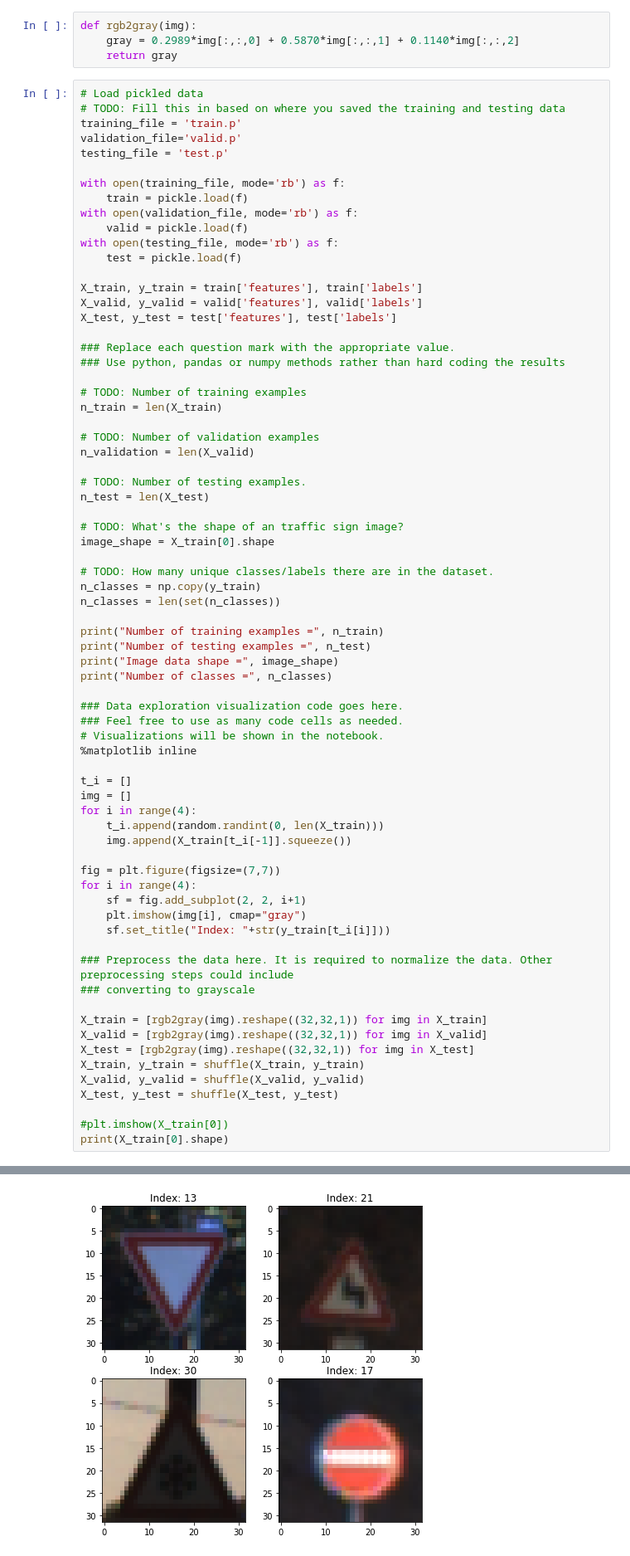
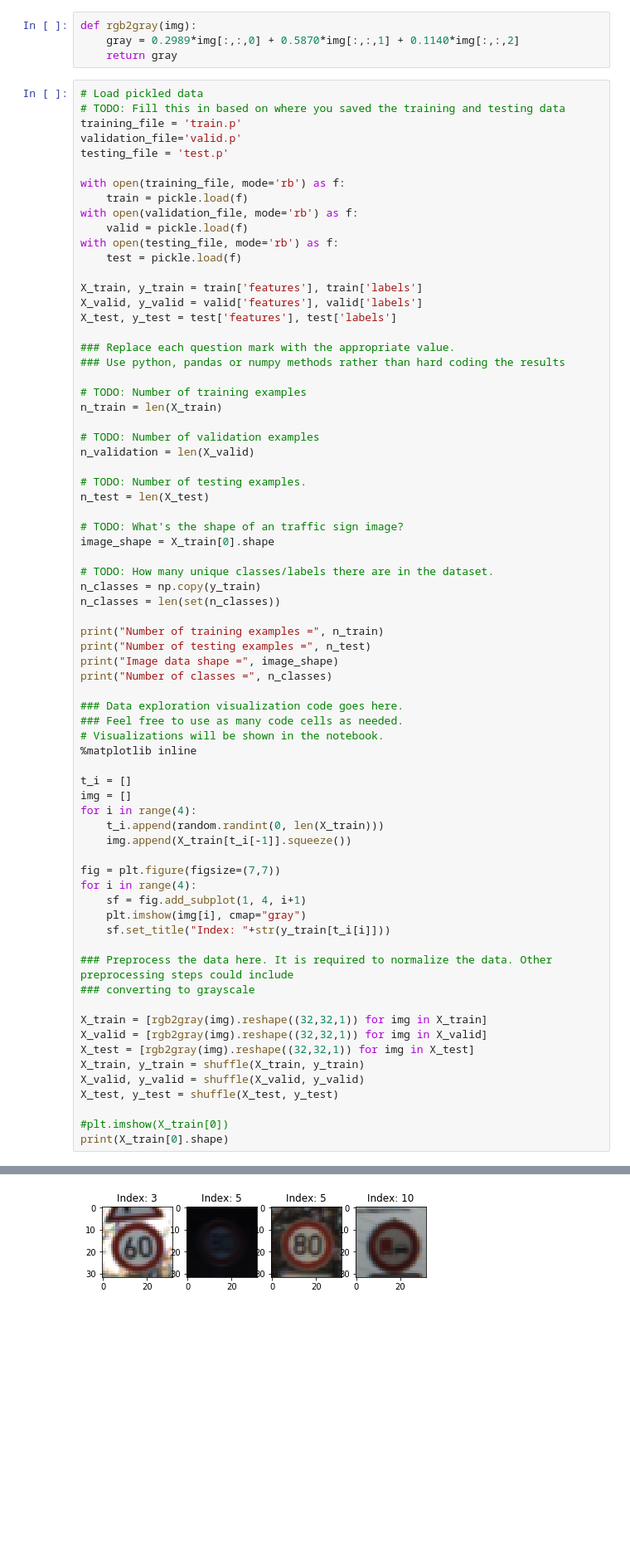
Before and after one commit to rahul1593/Traffic-Sign-Classifier, a Jupyter notebook: P2_test.ipynb, the cells around one changed output, grey strips where cells are left out. Shown at 83% size. Cells and saved outputs as stored; diff of their text form; blank space fills up the shorter version.

```diff
--- a/P2_test.ipynb
+++ b/P2_test.ipynb
@@ -59,35 +59,35 @@ print("Number of classes =", n_classes)
 
 t_i = []
 img = []
 for i in range(4):
     t_i.append(random.randint(0, len(X_train)))
     img.append(X_train[t_i[-1]].squeeze())
 
 fig = plt.figure(figsize=(7,7))
 for i in range(4):
-    sf = fig.add_subplot(2, 2, i+1)
+    sf = fig.add_subplot(1, 4, i+1)
     plt.imshow(img[i], cmap="gray")
     sf.set_title("Index: "+str(y_train[t_i[i]]))
 
 ### Preprocess the data here. It is required to normalize the data. Other preprocessing steps could include
 ### converting to grayscale
 
 X_train = [rgb2gray(img).reshape((32,32,1)) for img in X_train]
 X_valid = [rgb2gray(img).reshape((32,32,1)) for img in X_valid]
 X_test = [rgb2gray(img).reshape((32,32,1)) for img in X_test]
 X_train, y_train = shuffle(X_train, y_train)
 X_valid, y_valid = shuffle(X_valid, y_valid)
 X_test, y_test = shuffle(X_test, y_test)
 
 #plt.imshow(X_train[0])
 print(X_train[0].shape)
 # %% [output]
 Number of training examples = 34799
 Number of testing examples = 12630
 Image data shape = (32, 32, 3)
 Number of classes = 43
 (32, 32, 1)
-[figure, old version]
+[figure, new version]
 # %%
 ### Define your architecture here.
 ### Feel free to use as many code cells as needed.
```
Also changed, not shown: parts of 5 cells of this notebook, 3 other files.
